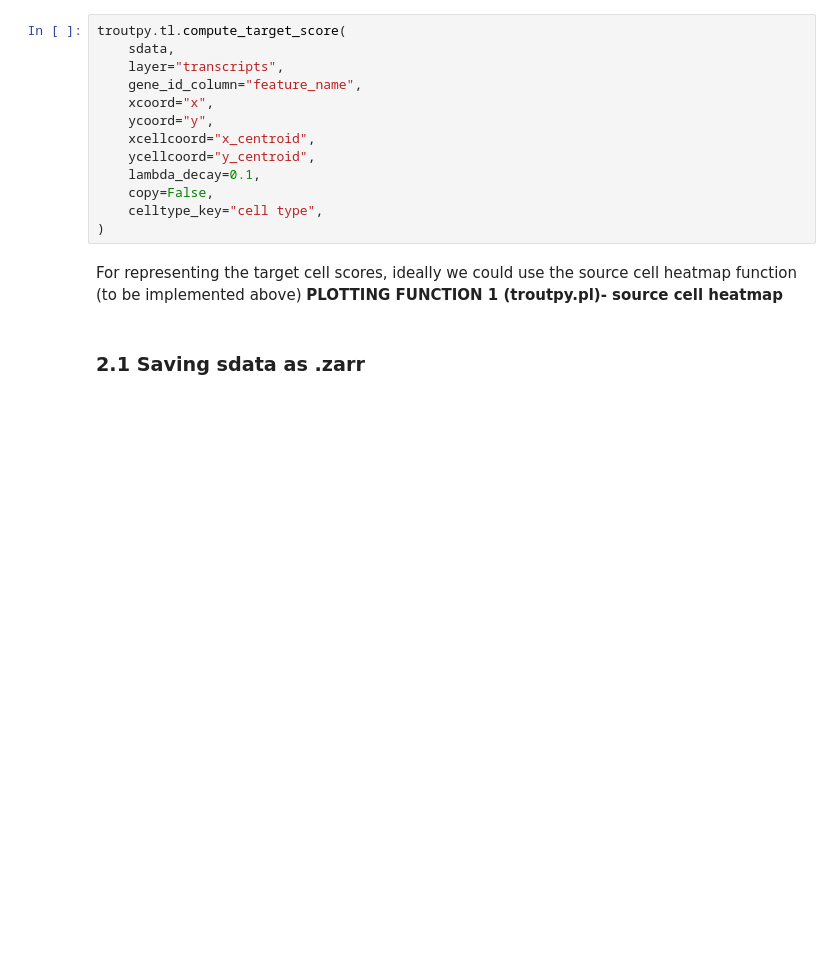
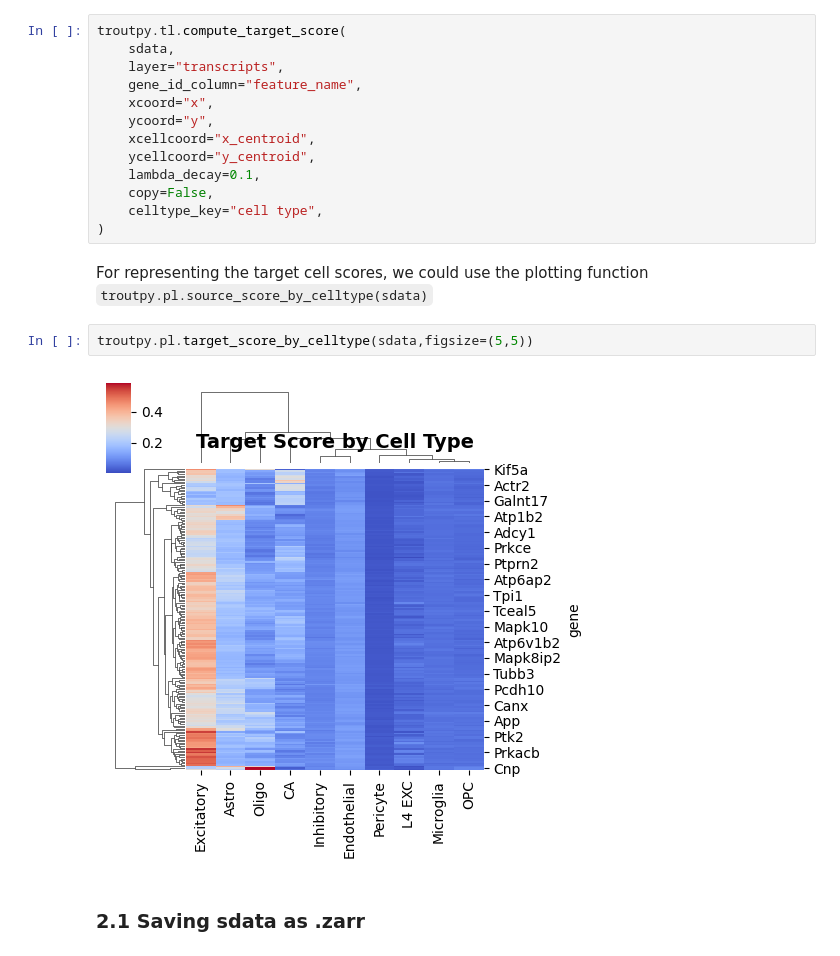
Before and after one commit to theislab/troutpy, a Jupyter notebook: notebooks/spatialdata_tutorials/5_explore_comunication.ipynb, the cells around one changed output. Drawn from its saved outputs; the diff is of its cells as text; blank space fills up the shorter version.

```diff
--- a/notebooks/spatialdata_tutorials/5_explore_comunication.ipynb
+++ b/notebooks/spatialdata_tutorials/5_explore_comunication.ipynb
@@ -101,8 +55,11 @@ troutpy.tl.compute_target_score(
     celltype_key="cell type",
 )
 # %% [markdown]
-For representing the target cell scores, ideally we could use the source cell heatmap function (to be implemented above)
-**PLOTTING FUNCTION 1 (troutpy.pl)- source cell heatmap**
+For representing the target cell scores,  we could use the plotting function ``troutpy.pl.source_score_by_celltype(sdata)``
+# %%
+troutpy.pl.target_score_by_celltype(sdata,figsize=(5,5))
+# %% [output]
+[figure, added]
 # %% [markdown]
 ### 2.1 Saving sdata as .zarr
 # %% [markdown]
```
Also changed, not shown: parts of 24 cells of this notebook, 5 other files.
